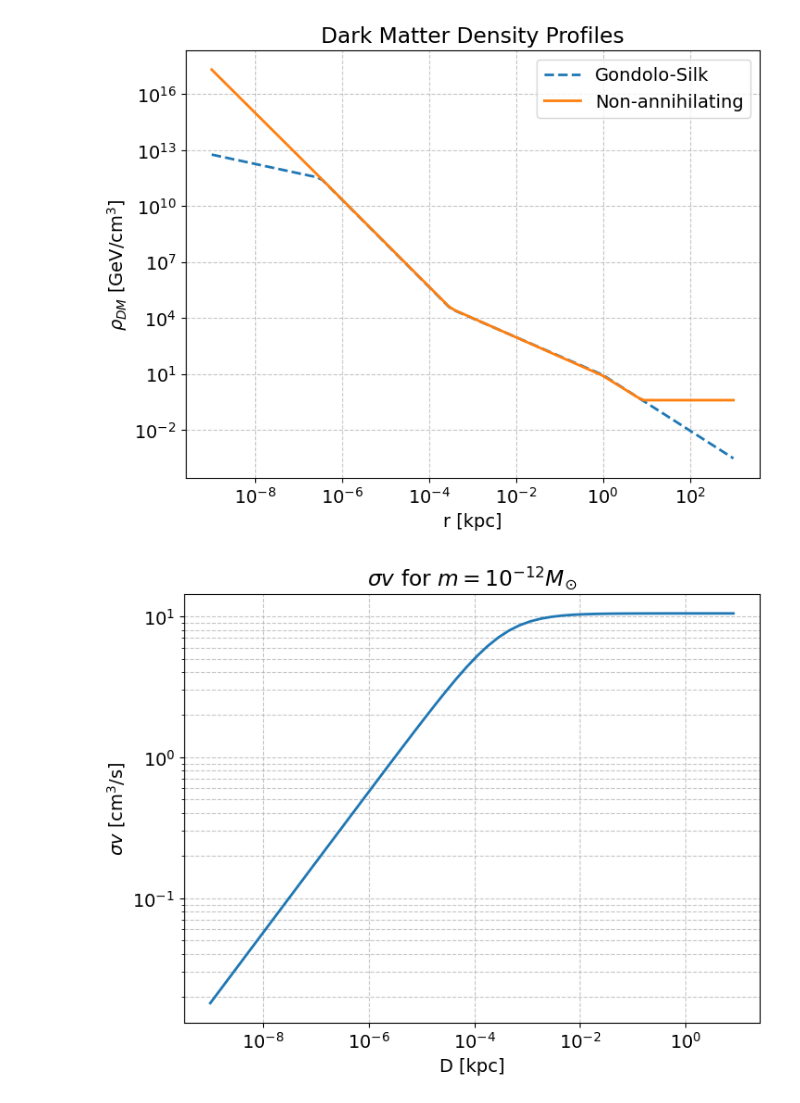
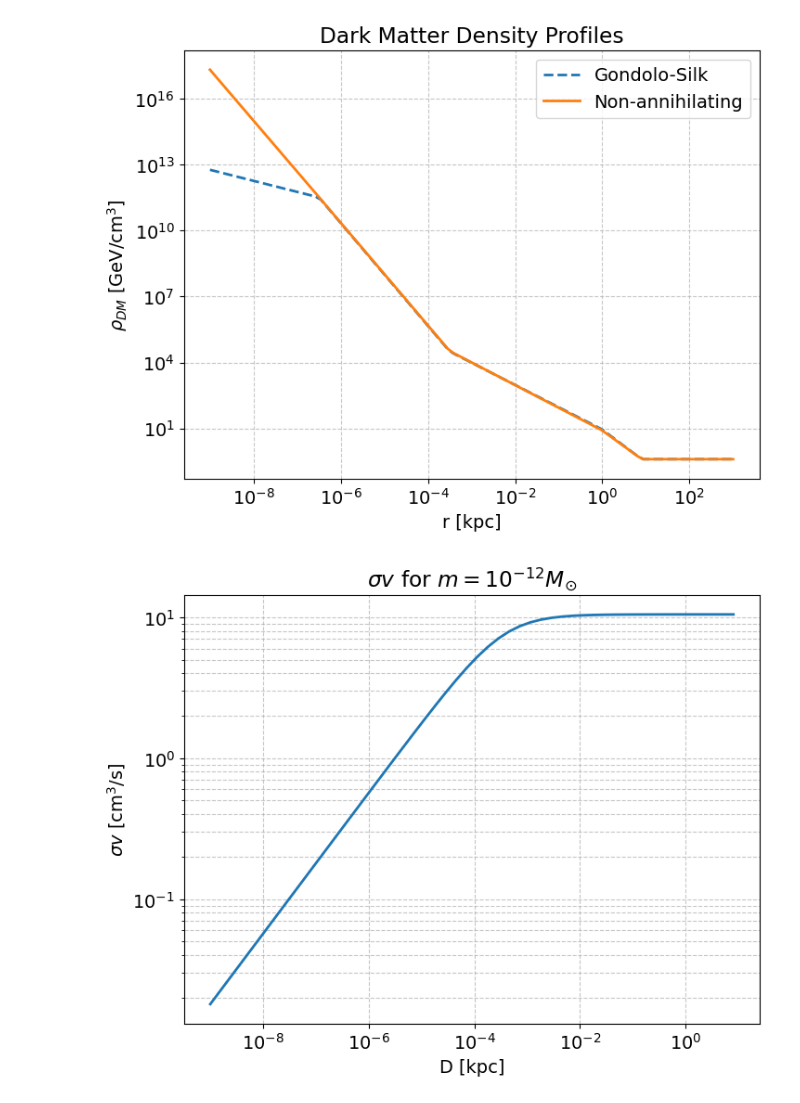
Before and after one commit to gsun01/CAGE, a Jupyter notebook: notebooks/PBH_GC.ipynb, the cells around one changed output. Drawn from its saved outputs; the diff is of its cells as text; code cells hidden in the pictures.

```diff
--- a/notebooks/PBH_GC.ipynb
+++ b/notebooks/PBH_GC.ipynb
@@ -61,7 +65,10 @@ rho_data_GS = np.array([
     [10**-6.50, 10**11.51],
     [10**-3.50, 10**4.50],
     [10**-0.01, 10**0.96],
-    [8.0, 0.4]
+    [8.0, 0.4],
+
+    [100.0, 0.4],
+    [200.0, 0.4],
 ])
 log_rho_data_GS = np.log(rho_data_GS)
 
@@ -87,42 +94,42 @@ def rho_DM_GS(r_kpc):
 rho_data_NA = np.array([
     [10**-9.10, 10**17.55],
     [10**-6.52, 10**11.57],
     [10**-3.50, 10**4.52],
     [10**-0.01, 10**0.92],
     [8.0, 0.4],
 
     [100.0, 0.4],
     [200.0, 0.4],
 
 ])
 log_rho_data_NA = np.log(rho_data_NA)
 
 log_rho_DM_NA_interp = interp1d(
     log_rho_data_NA[:, 0],
     log_rho_data_NA[:, 1],
     kind='linear',
     fill_value="extrapolate"
 )
 
 def rho_DM_NA(r_kpc):
     """Returns density in GeV/cm^3 given r in kpc."""
     r_val = np.array(r_kpc)
     r_val = np.maximum(r_val, 1e-10)
     return np.exp(log_rho_DM_NA_interp(np.log(r_val)))
 
 
 # Plotting the profiles to verify (reproducing Out[28])
 r_plot = np.logspace(-9, 3, 100)
-ax.figure(figsize=(8, 6))
-ax.loglog(r_plot, rho_DM_GS(r_plot), label='Gondolo-Silk', linestyle='--')
-ax.loglog(r_plot, rho_DM_NA(r_plot), label='Non-annihilating')
-ax.xlabel("r [kpc]")
-ax.ylabel(r"$\rho_{DM}$ [GeV/cm$^3$]")
-ax.legend()
-ax.title("Dark Matter Density Profiles")
-ax.show()
+plt.figure(figsize=(8, 6))
+plt.loglog(r_plot, rho_DM_GS(r_plot), label='Gondolo-Silk', linestyle='--')
+plt.loglog(r_plot, rho_DM_NA(r_plot), label='Non-annihilating')
+plt.xlabel("r [kpc]")
+plt.ylabel(r"$\rho_{DM}$ [GeV/cm$^3$]")
+plt.legend()
+plt.title("Dark Matter Density Profiles")
+plt.show()
 # %% [output]
-[figure, old version]
+[figure, new version]
 # %%
 # PBH Parameters
 fPBH = 1.0
```
Also changed, not shown: parts of 8 cells of this notebook.
